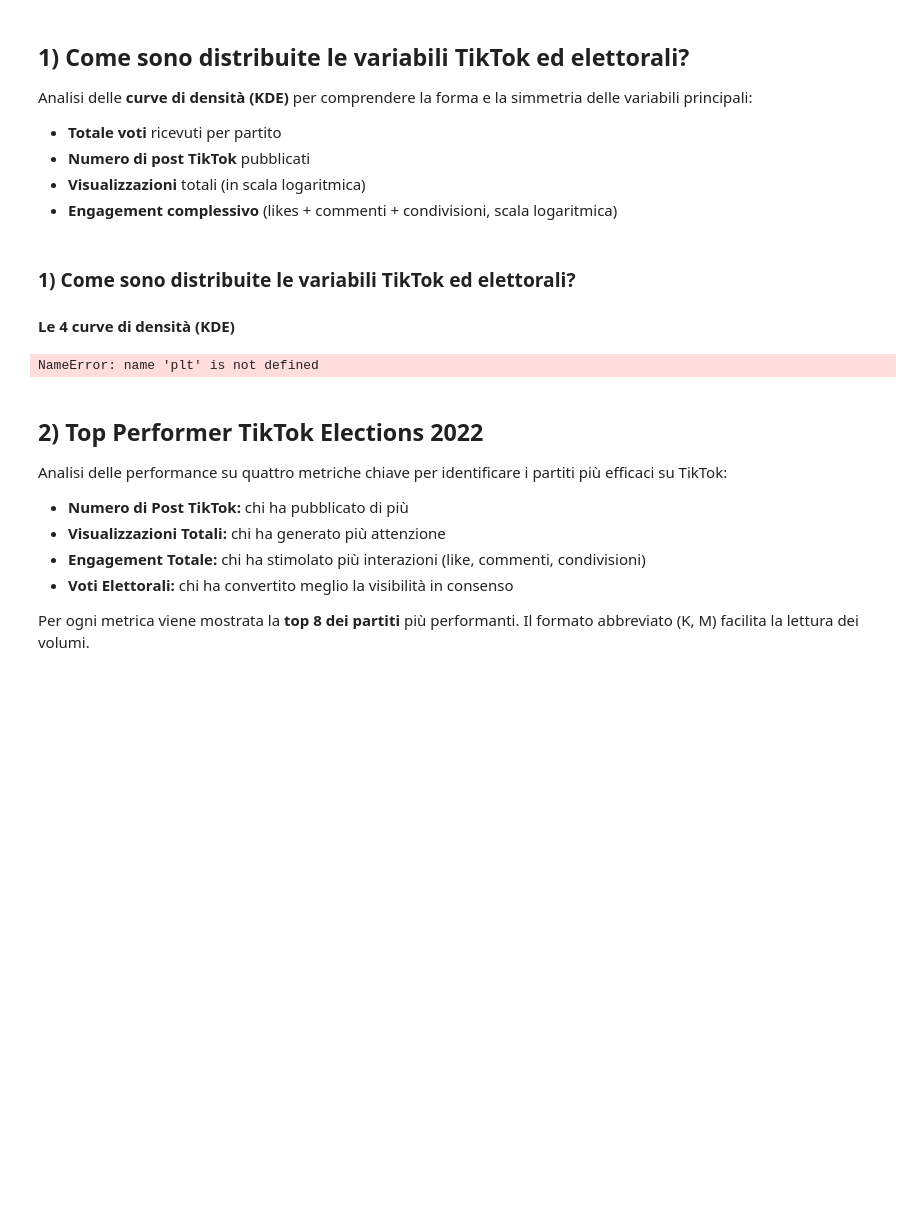
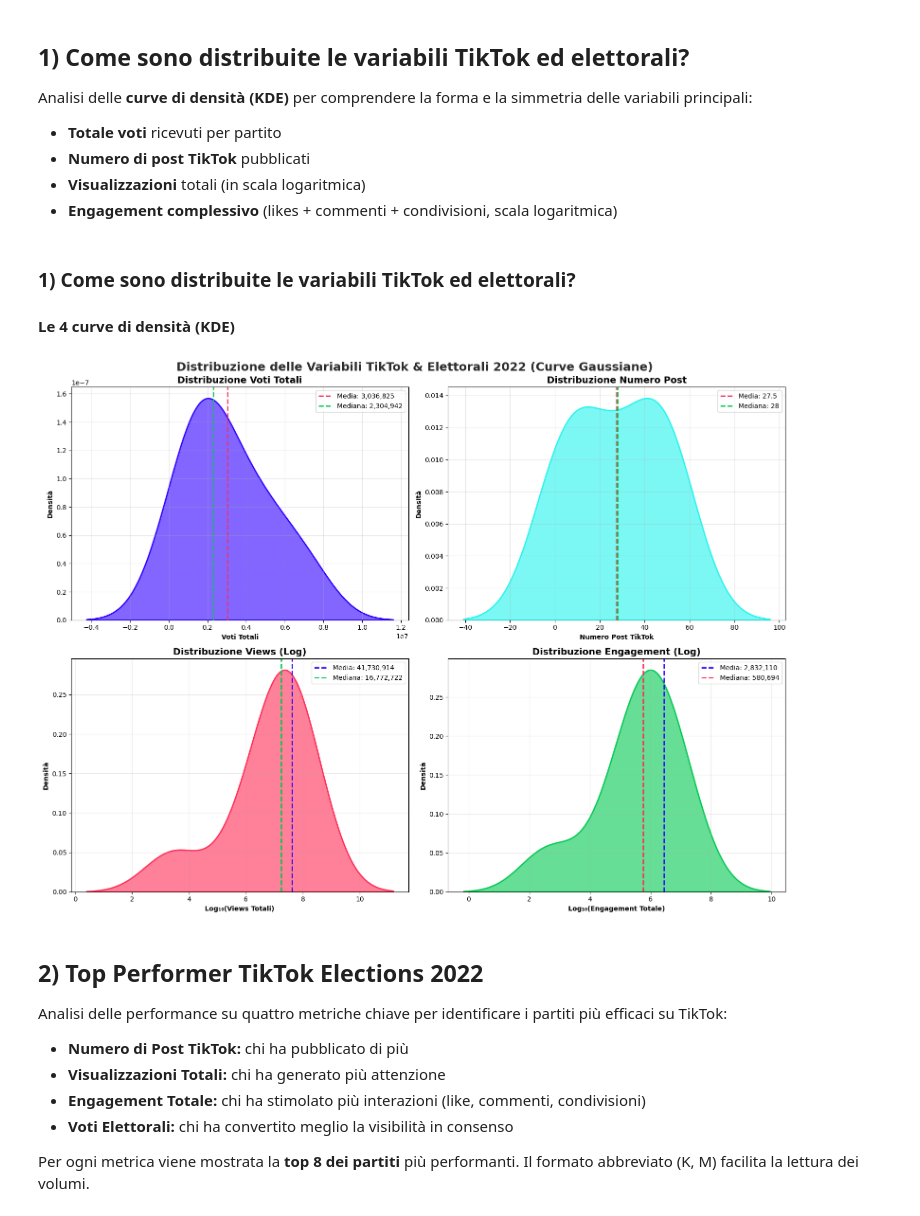
Before and after one commit to lilSultano/analisi-engagement-tiktok-elezioni-2022, a Jupyter notebook: finale.ipynb, the cells around one changed output. Drawn from its saved outputs; the diff is of its cells as text; code cells hidden in the pictures; blank space fills up the shorter version.

```diff
--- a/finale.ipynb
+++ b/finale.ipynb
@@ -170,10 +170,17 @@ div.input {display:none;}
 </ul>
 # %% [markdown]
 <h3><b>1) Come sono distribuite le variabili TikTok ed elettorali?</b></h3>
-<h4 class="sub"><b>Le 4 curve di densità (KDE)</b></p>
+<h4 class="sub"><b>Le 4 curve di densità (KDE)</b></h4>
 # %%
 # 📊 DISTRIBUZIONE DELLE VARIABILI PRINCIPALI (KDE - CURVE GAUSSIANE)
-
+COLORS_PIE = {
+    'primary': "#2F00FF",
+    'secondary': '#25F4EE',
+    'accent': '#FE2C55',
+    'dark': '#2C2C2C',
+    'red': '#FF0050',
+    'success': '#00C851',
+}
 fig, axes = plt.subplots(2, 2, figsize=(16, 12))
 fig.suptitle('Distribuzione delle Variabili TikTok & Elettorali 2022 (Curve Gaussiane)',
              fontsize=18, fontweight='bold', color=COLORS_PIE['dark'])
@@ -214,34 +221,34 @@ sns.kdeplot(x=log_views, ax=ax3,
             color=COLORS_PIE['accent'], fill=True, alpha=0.6, linewidth=2)
 ax3.axvline(np.log10(views_data.mean()), color=COLORS_PIE['primary'],
            linestyle='--', linewidth=2, label=f'Media: {views_data.mean():,.0f}')
 ax3.axvline(np.log10(views_data.median()), color=COLORS_PIE['success'],
            linestyle='--', linewidth=2, label=f'Mediana: {views_data.median():,.0f}')
 ax3.set_title('Distribuzione Views (Log)', fontsize=14, fontweight='bold')
 ax3.set_xlabel('Log₁₀(Views Totali)', fontweight='bold')
 ax3.set_ylabel('Densità', fontweight='bold')
 ax3.legend()
 ax3.grid(True, alpha=0.3)
 
 # === SUBPLOT 4: DISTRIBUZIONE ENGAGEMENT LOG (KDE) ===
 ax4 = axes[1, 1]
 engagement_data = merged_data['ENGAGEMENT_TOTALE'][merged_data['ENGAGEMENT_TOTALE'] > 0]
 log_engagement = np.log10(engagement_data)
 sns.kdeplot(x=log_engagement, ax=ax4,
             color=COLORS_PIE['success'], fill=True, alpha=0.6, linewidth=2)
 ax4.axvline(np.log10(engagement_data.mean()), color=COLORS_PIE['primary'],
            linestyle='--', linewidth=2, label=f'Media: {engagement_data.mean():,.0f}')
 ax4.axvline(np.log10(engagement_data.median()), color=COLORS_PIE['accent'],
            linestyle='--', linewidth=2, label=f'Mediana: {engagement_data.median():,.0f}')
 ax4.set_title('Distribuzione Engagement (Log)', fontsize=14, fontweight='bold')
 ax4.set_xlabel('Log₁₀(Engagement Totale)', fontweight='bold')
 ax4.set_ylabel('Densità', fontweight='bold')
 ax4.legend()
 ax4.grid(True, alpha=0.3)
 
 plt.tight_layout()
 plt.show()
 # %% [output]
-NameError: name 'plt' is not defined
+[figure, added]
 # %% [markdown]
 <h2>2) Top Performer TikTok Elections 2022</h2>
 <p>Analisi delle performance su quattro metriche chiave per identificare i partiti più efficaci su TikTok:</p>
```
Also changed, not shown: parts of 9 cells of this notebook, 3 other files.
